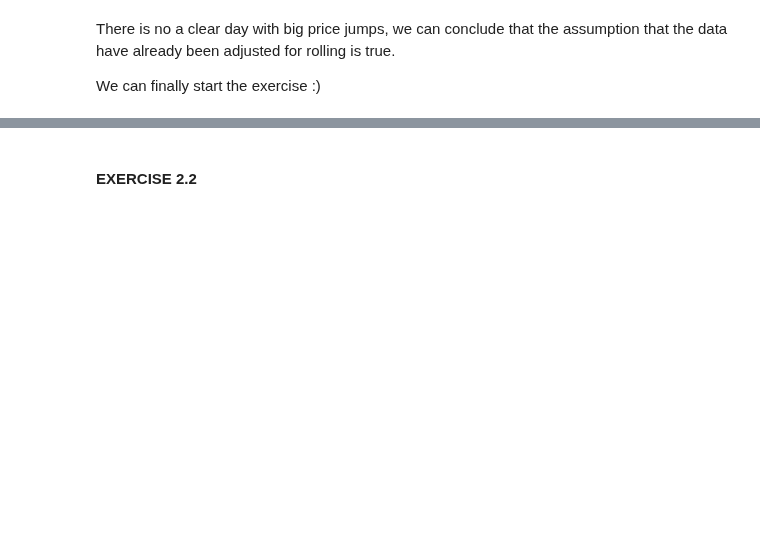
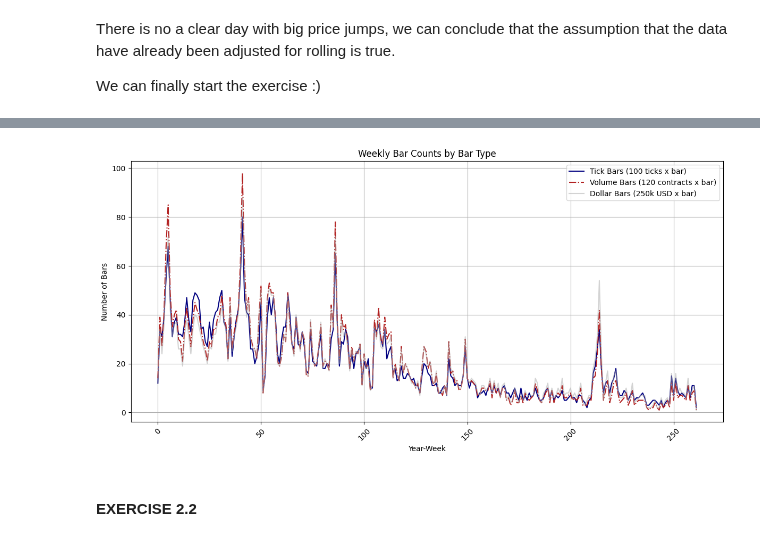
Before and after one commit to dgalassi99/quant-lab, a Jupyter notebook: 00_books/AFML/notebooks/AFML_tests.ipynb, the cells around one changed output, grey strips where cells are left out. Cells and saved outputs as stored; diff of their text form; code cells hidden in the pictures; blank space fills up the shorter version.

```diff
--- a/00_books/AFML/notebooks/AFML_tests.ipynb
+++ b/00_books/AFML/notebooks/AFML_tests.ipynb
@@ -269,0 +268,4 @@ We can finally start the exercise :)
+# %%
+data.head()
+#remove the index column (index of the starting full df)
+data = data.drop('index',axis=1)
@@ -269,0 +279,12 @@ We can finally start the exercise :)
+# %%
+#calling my functions for bar calculations
+
+sys.path.append('../scripts')
+from AFML_my_scripts import TickBarsDf,VolumeBarsDf, VolumeBarsDfVectorized, DollarBarsDfVectorized
+
+tick_df = TickBarsDf(data,100)
+volume_df = VolumeBarsDfVectorized(data,120)
+dollar_df = DollarBarsDfVectorized(data,250000)
+
+print("Let's make sure the fd have more or less the same number of bar for a better comparison")
+print(f'len tick df {tick_df.shape[0]}, len volume df {volume_df.shape[0]}, len dollar df {dollar_df.shape[0]}')
@@ -269,0 +294,8 @@ We can finally start the exercise :)
+# %%
+tick_df['weeks'] = tick_df.end_date.dt.to_period('W').astype(str)
+volume_df['weeks'] = volume_df.end_date.dt.to_period('W').astype(str)
+dollar_df['weeks'] = dollar_df.end_date.dt.to_period('W').astype(str)
+
+tick_df_bars_per_week = tick_df.groupby('weeks').size()
+volume_df_bars_per_week = volume_df.groupby('weeks').size()
+dollar_df_bars_per_week = dollar_df.groupby('weeks').size()
@@ -270,2 +317,19 @@ We can finally start the exercise :)
+# %%
+plt.figure(figsize=(12,6))
+
+plt.plot(tick_df_bars_per_week.values, label = 'Tick Bars (100 ticks x bar)', color = 'navy')
+plt.plot(volume_df_bars_per_week.values, label = 'Volume Bars (120 contracts x bar)', color = 'firebrick', linestyle = '-.')
+plt.plot(dollar_df_bars_per_week.values, label = 'Dollar Bars (250k USD x bar)', color = 'darkgray', alpha = 0.5)
+
+plt.xticks(rotation=45)
+plt.xlabel('Year-Week')
+plt.ylabel('Number of Bars')
+plt.title('Weekly Bar Counts by Bar Type')
+plt.legend()
+plt.grid(True)
+plt.tight_layout()
+plt.show()
+# %% [output]
+[figure, added]
 # %% [markdown]
 #### EXERCISE 2.2
```
Also changed, not shown: parts of 11 cells of this notebook, 1 other file.
